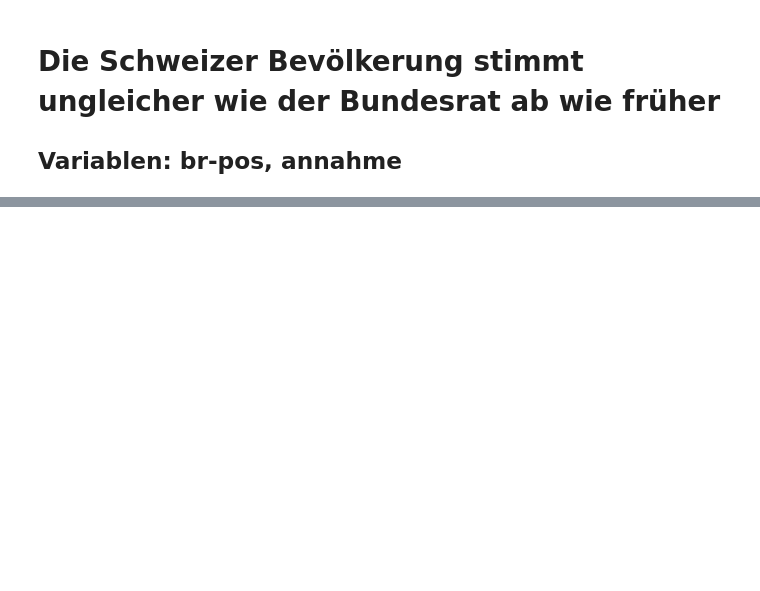
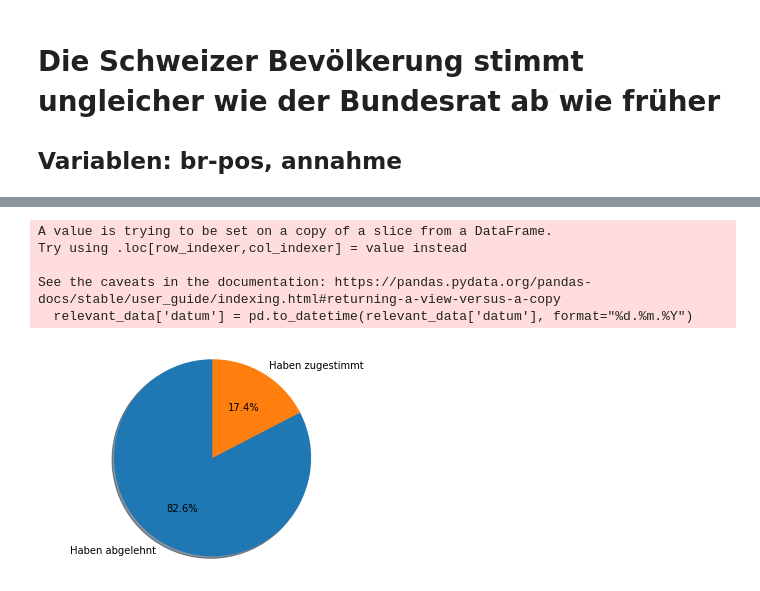
Before and after one commit to YahArt/swissvote-buibid, a Jupyter notebook: BUIBID.ipynb, the cells around one changed output, grey strips where cells are left out. Drawn from its saved outputs; the diff is of its cells as text; code cells hidden in the pictures; blank space fills up the shorter version.

```diff
--- a/BUIBID.ipynb
+++ b/BUIBID.ipynb
@@ -33,0 +120,45 @@ plt.show()
+# %%
+# Imports
+import pandas as pd
+import matplotlib.pyplot as plt
+
+# Daten einlesen
+data = pd.read_csv('./data/buibid_data_original_utf_8.csv')
+
+# Nur relevante Daten behalten
+relevant_data = data[['datum','titel_kurz_d', 'mediaton-tot', 'annahme']]
+
+# Datum in korrekte Datentypen umwandeln
+relevant_data['datum'] = pd.to_datetime(relevant_data['datum'], format="%d.%m.%Y")
+
+# Filtern der annahme 0 = Nein und 1 = Ja (es gibt annahmen mit '.', welche wir nicht wollen)
+relevant_data = relevant_data[(relevant_data['annahme'] == '0')|(relevant_data['annahme'] == '1')]
+
+# Herausfiltern der mediaton-tot (es gibt Werte mit '.' oder ganz leer, welche wir nicht wollen)
+relevant_data = relevant_data[relevant_data['mediaton-tot'] != '.']
+
+# mediaton-tot sowie annahme in korrekte Datentypen umwandeln
+relevant_data = relevant_data.astype({'mediaton-tot':'int'})
+relevant_data = relevant_data.astype({'annahme':'int'})
+
+# Nur jene Resultate anschauen, wo die mediaton-tot Variable überwiegend negativ (< 0 ausfällt)
+relevant_data = relevant_data[relevant_data['mediaton-tot'] < 0]
+
+yes_percentage = len(relevant_data[relevant_data['annahme'] == 1])
+no_percentage = len(relevant_data) - yes_percentage
+
+
+# Kuchendiagramm zeichnen
+labels = 'Haben abgelehnt', 'Haben zugestimmt'
+sizes = [no_percentage, yes_percentage]
+fig1, ax1 = plt.subplots()
+ax1.pie(sizes,labels=labels, autopct='%1.1f%%', shadow=True, startangle=90)
+ax1.axis('equal')  # Equal aspect ratio ensures that pie is drawn as a circle.
+plt.show()
+# %% [output]
+A value is trying to be set on a copy of a slice from a DataFrame.
+Try using .loc[row_indexer,col_indexer] = value instead
+
+See the caveats in the documentation: https://pandas.pydata.org/pandas-docs/stable/user_guide/indexing.html#returning-a-view-versus-a-copy
+  relevant_data['datum'] = pd.to_datetime(relevant_data['datum'], format="%d.%m.%Y")
+[figure, added]
```
Also changed, not shown: parts of 6 cells of this notebook, 1 other file.
